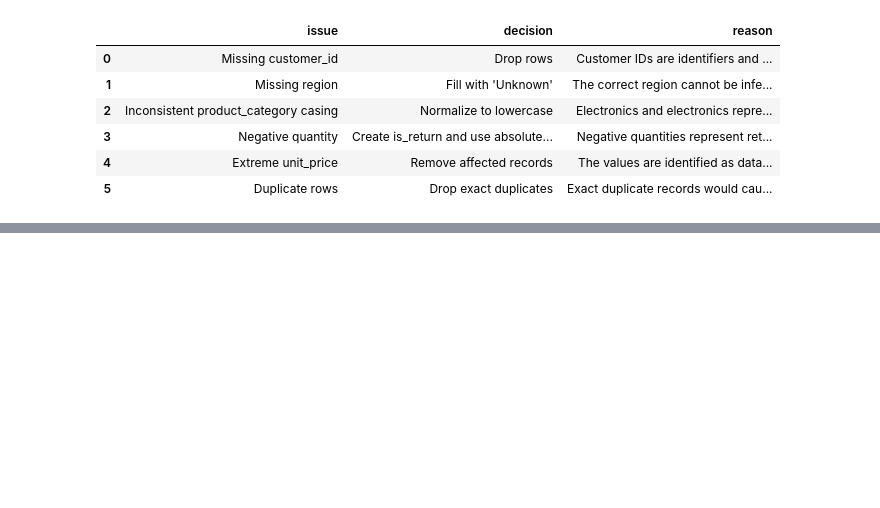
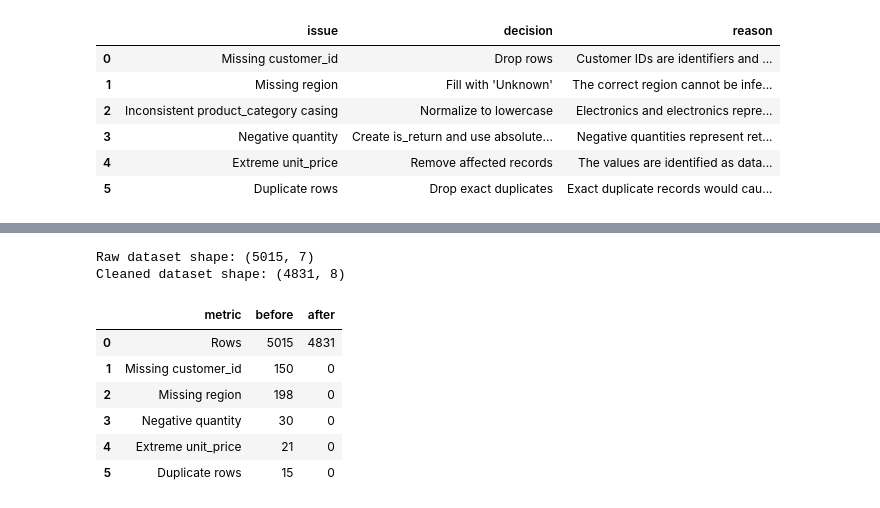
Before and after one commit to Muhammad-Subhan456/ArhamSoft_Internee_Updates, a Jupyter notebook: week5_20th_august_2026_Thursday/week5_thursday_eda.ipynb, the cells around one changed output, grey strips where cells are left out. Cells and saved outputs as stored; diff of their text form; code cells hidden in the pictures; blank space fills up the shorter version.

```diff
--- a/week5_20th_august_2026_Thursday/week5_thursday_eda.ipynb
+++ b/week5_20th_august_2026_Thursday/week5_thursday_eda.ipynb
@@ -486,0 +730,43 @@ cleaning_decisions.style.set_properties(
+# %%
+print("Raw dataset shape:", orders.shape)
+print("Cleaned dataset shape:", cleaned_orders.shape)
+# %% [output]
+Raw dataset shape: (5015, 7)
+Cleaned dataset shape: (4831, 8)
+# %%
+before_after = pd.DataFrame({
+    "metric": [
+        "Rows",
+        "Missing customer_id",
+        "Missing region",
+        "Negative quantity",
+        "Extreme unit_price",
+        "Duplicate rows"
+    ],
+    "before": [
+        len(orders),
+        orders["customer_id"].isna().sum(),
+        orders["region"].isna().sum(),
+        (orders["quantity"] < 0).sum(),
+        (orders["unit_price"] > 1000).sum(),
+        orders.duplicated().sum()
+    ],
+    "after": [
+        len(cleaned_orders),
+        cleaned_orders["customer_id"].isna().sum(),
+        cleaned_orders["region"].isna().sum(),
+        (cleaned_orders["quantity"] < 0).sum(),
+        (cleaned_orders["unit_price"] > 1000).sum(),
+        cleaned_orders.duplicated().sum()
+    ]
+})
+
+before_after
+# %% [output]
+|  | metric | before | after |
+| 0 | Rows | 5015 | 4831 |
+| 1 | Missing customer_id | 150 | 0 |
+| 2 | Missing region | 198 | 0 |
+| 3 | Negative quantity | 30 | 0 |
+| 4 | Extreme unit_price | 21 | 0 |
+| 5 | Duplicate rows | 15 | 0 |
```
Also changed, not shown: parts of 42 cells of this notebook.
